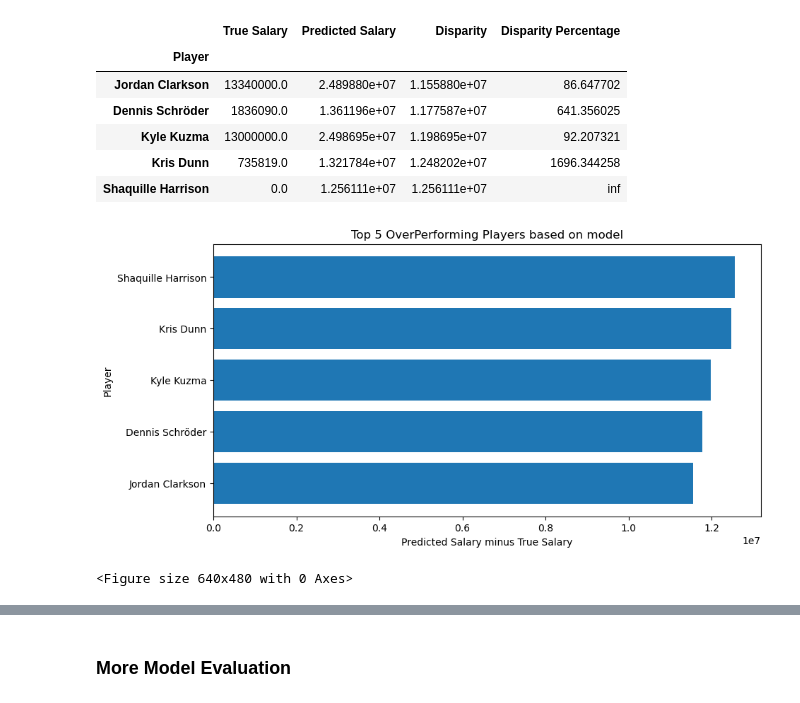
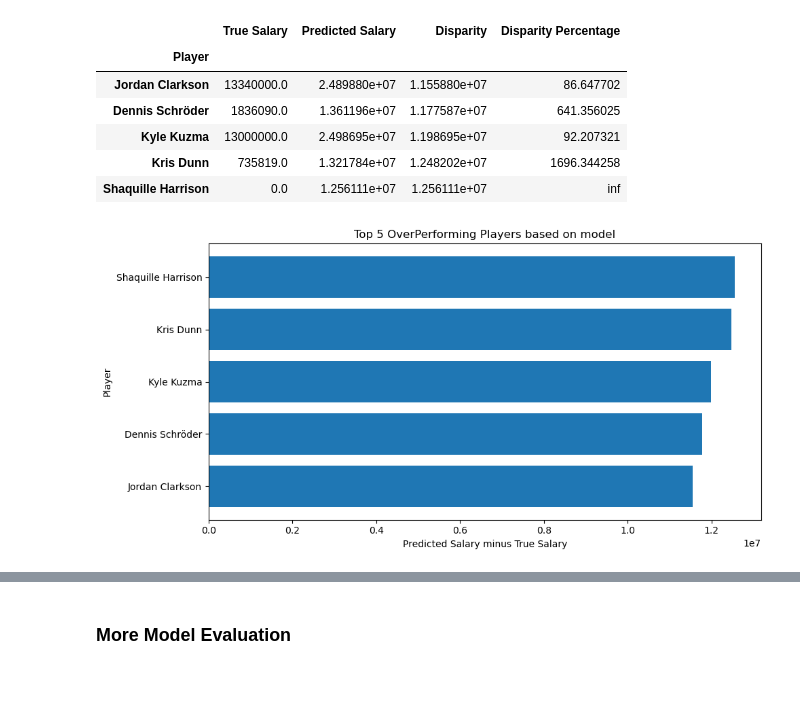
Before and after one commit to mwbiernacki/Basketball-Salary-Predictor, a Jupyter notebook: capstone/code/3)Modeling.ipynb, the cells around one changed output, grey strips where cells are left out. Saved outputs shown, nothing was run; the diff lists cells and outputs as text; code cells hidden in the pictures.

```diff
--- a/capstone/code/3)Modeling.ipynb
+++ b/capstone/code/3)Modeling.ipynb
@@ -256,14 +254,13 @@ top_5_disparity
 # %%
 plt.figure(figsize=(10, 5))
 plt.barh(top_5_disparity.index, top_5_disparity['Disparity'])
 plt.xlabel('Predicted Salary minus True Salary')
 plt.ylabel('Player')
 plt.title('Top 5 OverPerforming Players based on model')
-plt.show()
+plt.tight_layout()
 plt.savefig('../figures/5_overperforming')
 # %% [output]
-[figure, old version]
+[figure, new version]
-<Figure size 640x480 with 0 Axes>
 # %%
 plt.figure(figsize=(10, 5))
 plt.barh(bottom_5_disparity.index, bottom_5_disparity['Disparity'])
```
Also changed, not shown: parts of 5 cells of this notebook, 33 other files.
